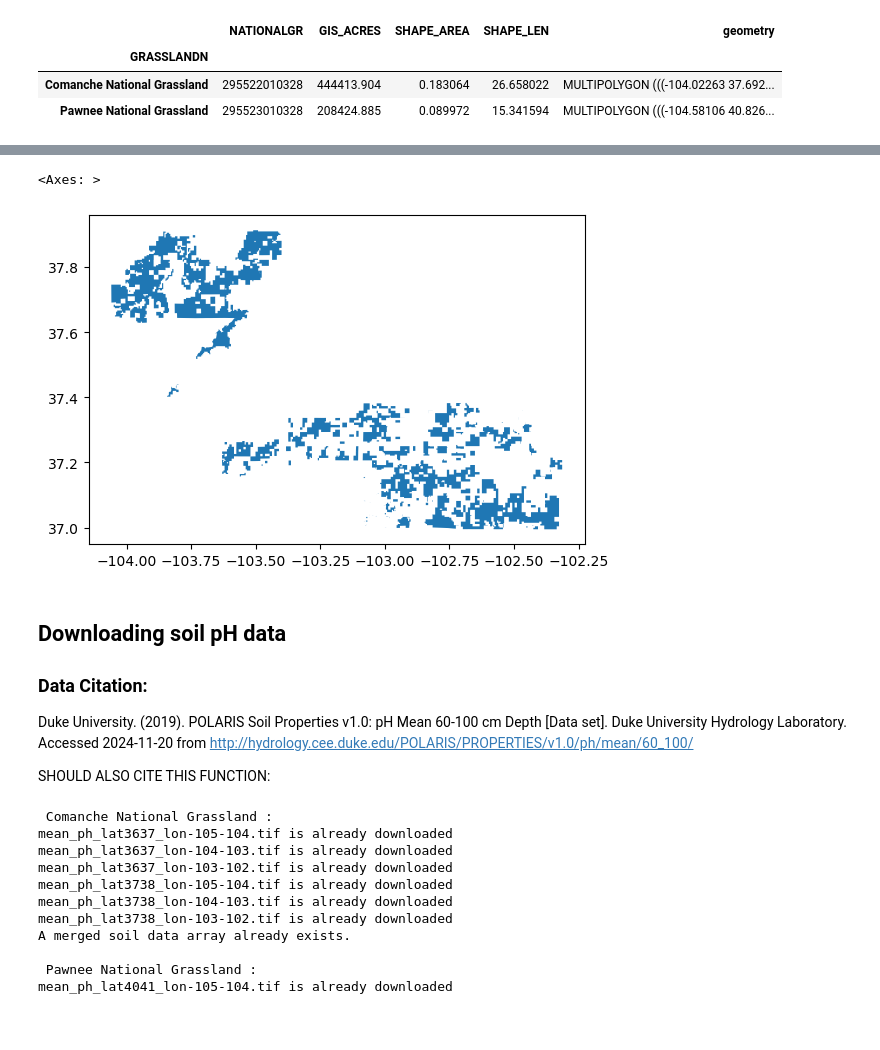
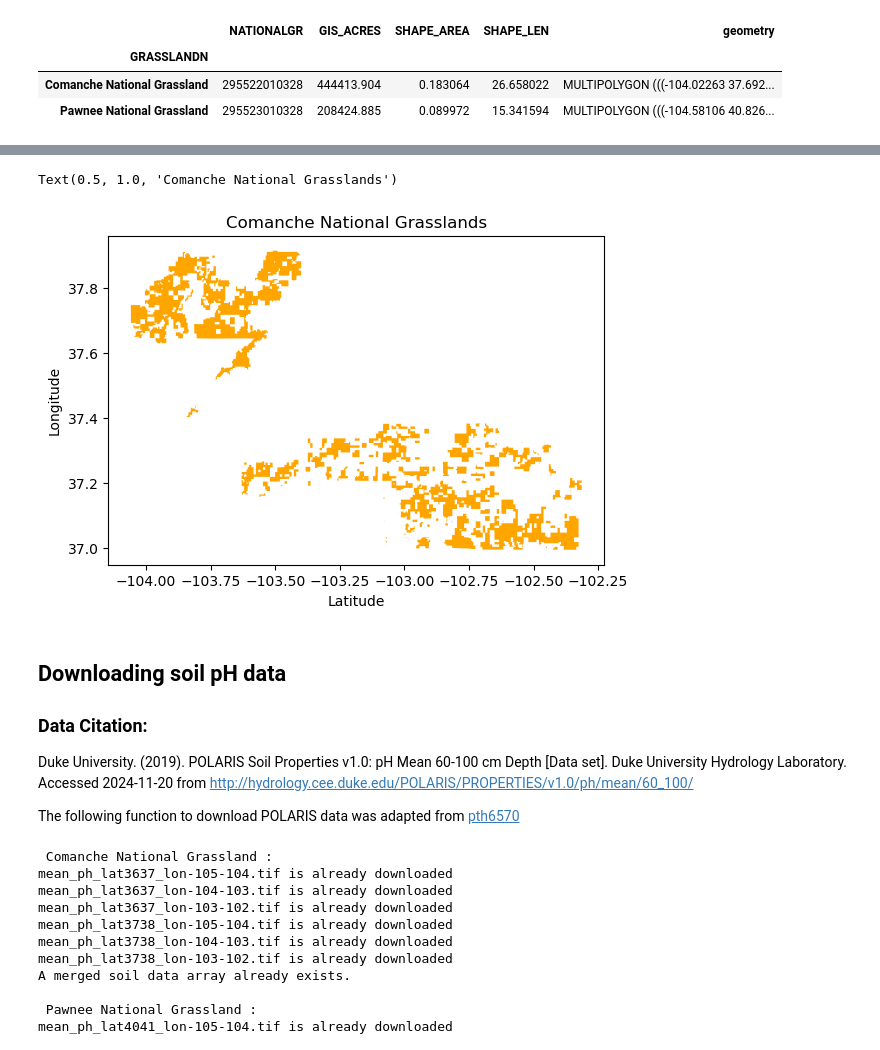
Before and after one commit to annaposlednik/EarthAnalyticsFinal, a Jupyter notebook: finalassignment.ipynb, the cells around one changed output, grey strips where cells are left out. Cells and saved outputs as stored; diff of their text form; code cells hidden in the pictures; blank space fills up the shorter version.

```diff
--- a/finalassignment.ipynb
+++ b/finalassignment.ipynb
@@ -112,20 +178,23 @@ Pawnee_gdf.plot()
 # %%
 # Map of Comanche
 Comanche_gdf = (gdf.set_index('GRASSLANDN')
                .loc[[
                      'Comanche National Grassland',
                   ]])
-Comanche_gdf.plot()
+Comanche_gdf.plot(color="orange")
+plt.xlabel("Latitude")
+plt.ylabel("Longitude")
+plt.title("Comanche National Grasslands")
 # %% [output]
-<Axes: >
+Text(0.5, 1.0, 'Comanche National Grasslands')
-[figure, old version]
+[figure, new version]
 # %% [markdown]
 ## Downloading soil pH data
 
 ### Data Citation:
 Duke University. (2019). POLARIS Soil Properties v1.0: pH Mean 60-100 cm Depth [Data set]. Duke University Hydrology Laboratory. Accessed 2024-11-20 from http://hydrology.cee.duke.edu/POLARIS/PROPERTIES/v1.0/ph/mean/60_100/
 
-SHOULD ALSO CITE THIS FUNCTION:
+The following function to download POLARIS data was adapted from [pth6570](https://github.com/pth6570/earth-analytics-intro-final/blob/main/final_project_data_analysis.ipynb)
 # %%
 def get_polaris_data(data_directory, input_gdf, index_col_name):
     """
```
Also changed, not shown: parts of 45 cells of this notebook, 4 other files.
